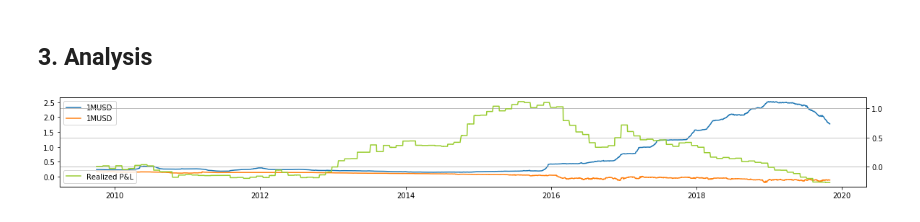
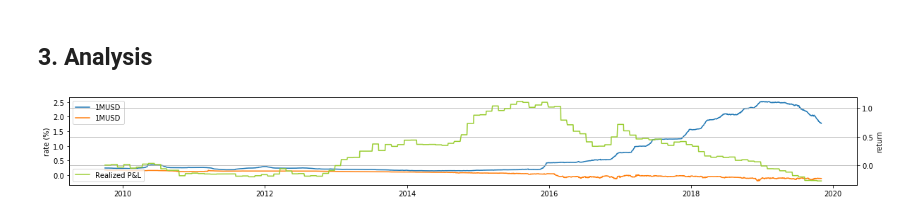
Before and after one commit to Zhehao97/AlgorithmicTrading_final, a Jupyter notebook: 2.Carry Trade Implementation.ipynb, the cells around one changed output. Saved outputs shown, nothing was run; the diff lists cells and outputs as text; code cells hidden in the pictures.

```diff
--- a/2.Carry Trade Implementation.ipynb
+++ b/2.Carry Trade Implementation.ipynb
@@ -68,21 +68,23 @@ results_1m
 # %%
 fig = plt.figure(figsize=(20,5))
 ax1 = fig.add_subplot(211)
 ax1.grid(False)
 
 ax1.plot(FX_IR_FR.index, FX_IR_FR['1MUSD'], label='1MUSD')
 ax1.plot(FX_IR_FR.index, FX_IR_FR['1MJPY'], label='1MUSD')
 
 ax1.legend(loc = 'upper left')
+ax1.set_ylabel('rate (%)')
 
 ax2 = ax1.twinx()
 ax2.grid(True)
 
 ax2.plot(results_1m.index, results_1m['Real_PnL'], color='yellowgreen', label='Realized P&L')
 
 ax2.legend(loc = 'lower left')
+ax2.set_ylabel('return')
 
 
-plt.show()
+plt.savefig('real_PnL.jpg')
 # %% [output]
-[figure, old version]
+[figure, new version]
```
Also changed, not shown: parts of 3 cells of this notebook, 2 other files.
